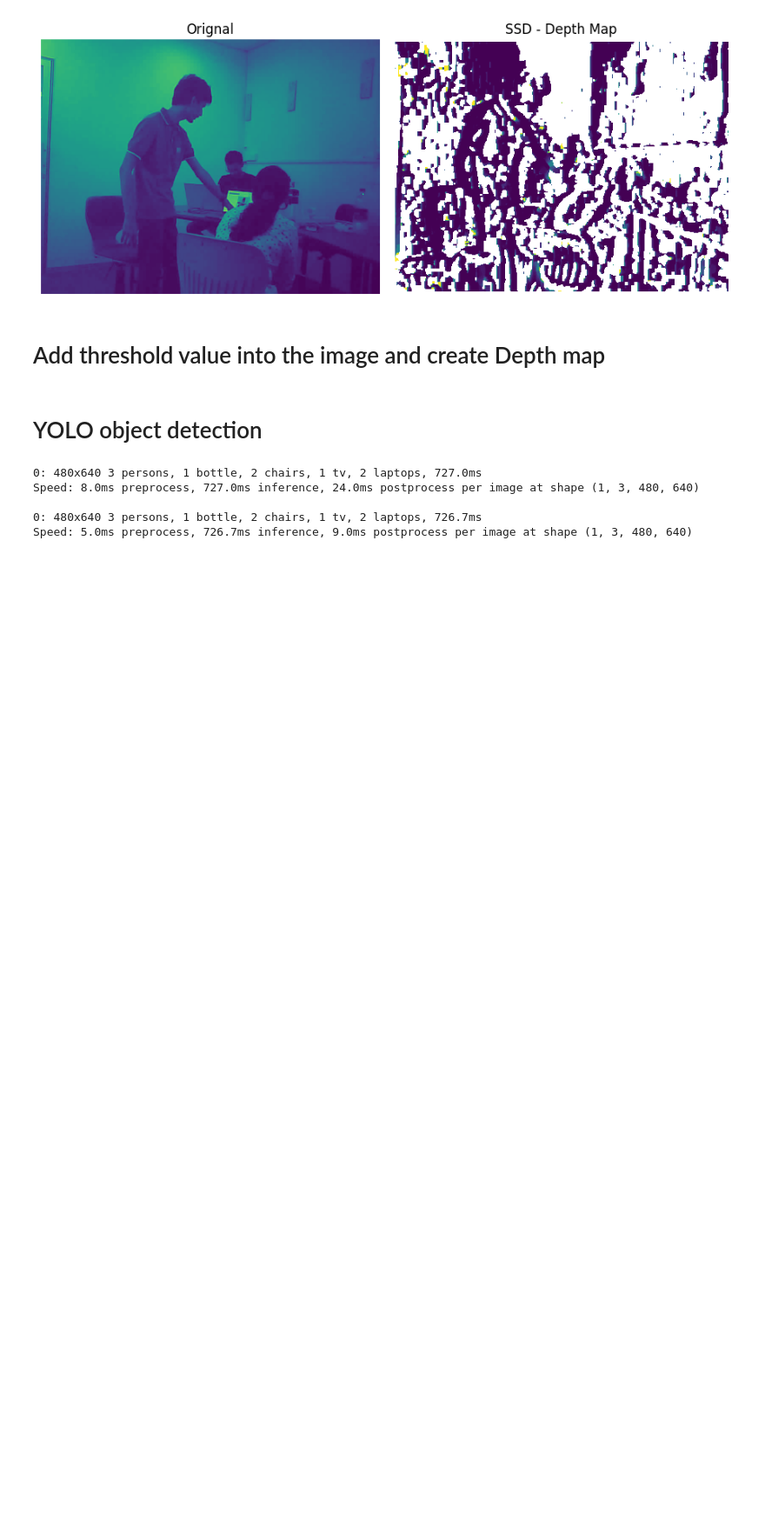
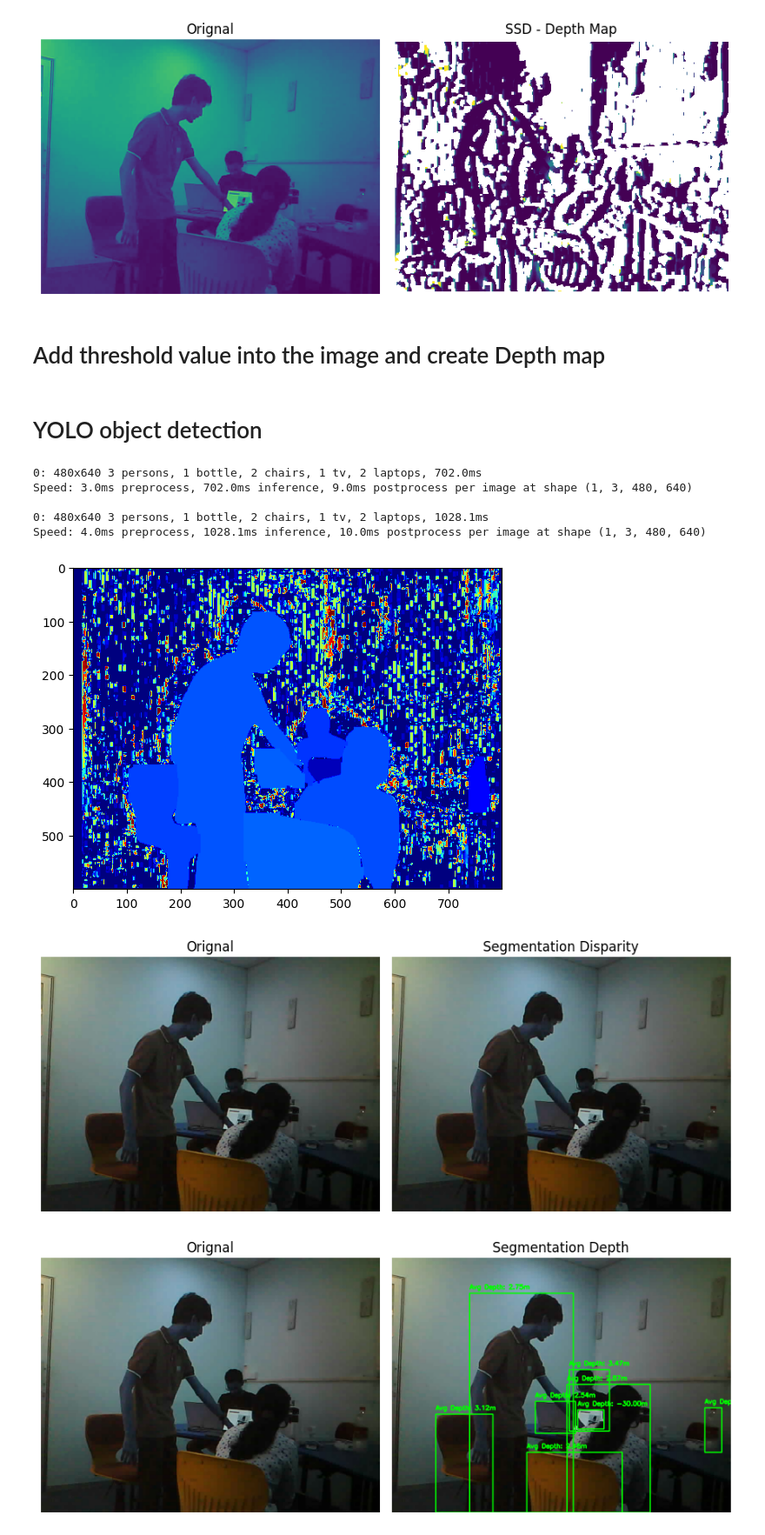
Before and after one commit to CSE-ICE-21/Depth-VisionX, a Jupyter notebook: Desparity map/maps.ipynb, the cells around one changed output. Shown at 87% size. Saved outputs shown, nothing was run; the diff lists cells and outputs as text; code cells hidden in the pictures; blank space fills up the shorter version.

Commit message:
Updated all algo to estimate depth

```diff
--- a/Desparity map/maps.ipynb
+++ b/Desparity map/maps.ipynb
@@ -266,8 +267,9 @@ def segmentation_disparity(img, disparity_map):
     masks = results[0].masks.data
     img_with_squares = img.copy()
     disparity_h, disparity_w = disparity_map.shape
-
+    count = 0
     for i, mask in enumerate(masks):
+        count += 1
         mask_np = mask.cpu().numpy()
         mask_binary = (mask_np > 0.5).astype(np.uint8)
         mask_binary_resized = cv.resize(mask_binary, (disparity_w, disparity_h), interpolation=cv.INTER_NEAREST)
@@ -275,6 +277,8 @@ def segmentation_disparity(img, disparity_map):
         non_zero_disparity_values = masked_disparity[mask_binary_resized == 1]
 
         if len(non_zero_disparity_values) > 0:
+            plt.imshow(masked_disparity, cmap='jet')
+            plt.savefig(f'./maps/disparity{count}.png', dpi=300)
             avg_disparity = np.mean(non_zero_disparity_values)
         else:
             avg_disparity = 0
@@ -284,10 +288,10 @@ def segmentation_disparity(img, disparity_map):
         cv.rectangle(img_with_squares, (x, y), (x+w, y+h), color, 2)
         cv.putText(img_with_squares, f"Avg Disparity: {avg_disparity:.2f}",
                    (x, y - 10), cv.FONT_HERSHEY_SIMPLEX, 0.5, color, 2)
-
-    cv.imshow("Image with All Objects and Disparities", img_with_squares)
-    cv.waitKey(0)
-    cv.destroyAllWindows()
+    return img_with_squares
+    # cv.imshow("Image with All Objects and Disparities", img_with_squares)
+    # cv.waitKey(0)
+    # cv.destroyAllWindows()
 
 def disparity_to_depth(avg_disparity, focal_length, baseline):
     if avg_disparity == 0:
@@ -304,7 +308,9 @@ def segmentation_depth(img, disparity_map):
     img_with_squares = img.copy()
     disparity_h, disparity_w = disparity_map.shape
 
+    count = 0
     for i, mask in enumerate(masks):
+        count += 1
         mask_np = mask.cpu().numpy()
 
         mask_binary = (mask_np > 0.5).astype(np.uint8)
@@ -329,6 +335,7 @@ def segmentation_depth(img, disparity_map):
         cv.putText(img_with_squares, f"Avg Depth: {avg_depth:.2f}m",
                    (x, y - 10), cv.FONT_HERSHEY_SIMPLEX, 0.5, color, 2)
 
-    cv.imshow("Image with All Objects and Depths", img_with_squares)
-    cv.waitKey(0)
-    cv.destroyAllWindows()
+    return img_with_squares
+    # cv.imshow("Image with All Objects and Depths", img_with_squares)
+    # cv.waitKey(0)
+    # cv.destroyAllWindows()
@@ -335,13 +382,18 @@ def segmentation_depth(img, disparity_map):
 # %%
 stereo = cv.StereoBM_create(numDisparities=16, blockSize=5)
 disparity = stereo.compute(left_img, right_img)
 
-segmentation_disparity(left_color_img, disparity)
+img_temp = segmentation_disparity(left_color_img, disparity)
 
-segmentation_depth(left_color_img, disparity)
+viewImages(left_color_img, img_temp, "Segmentation Disparity")
+img_temp = segmentation_depth(left_color_img, disparity)
+viewImages(left_color_img, img_temp, "Segmentation Depth")
 # %% [output]
-0: 480x640 3 persons, 1 bottle, 2 chairs, 1 tv, 2 laptops, 727.0ms
-Speed: 8.0ms preprocess, 727.0ms inference, 24.0ms postprocess per image at shape (1, 3, 480, 640)
+0: 480x640 3 persons, 1 bottle, 2 chairs, 1 tv, 2 laptops, 702.0ms
+Speed: 3.0ms preprocess, 702.0ms inference, 9.0ms postprocess per image at shape (1, 3, 480, 640)
 
-0: 480x640 3 persons, 1 bottle, 2 chairs, 1 tv, 2 laptops, 726.7ms
-Speed: 5.0ms preprocess, 726.7ms inference, 9.0ms postprocess per image at shape (1, 3, 480, 640)
+0: 480x640 3 persons, 1 bottle, 2 chairs, 1 tv, 2 laptops, 1028.1ms
+Speed: 4.0ms preprocess, 1028.1ms inference, 10.0ms postprocess per image at shape (1, 3, 480, 640)
+[figure, added]
+[figure, added]
+[figure, added]
```
Also changed, not shown: parts of 2 cells of this notebook, 8 other files.
